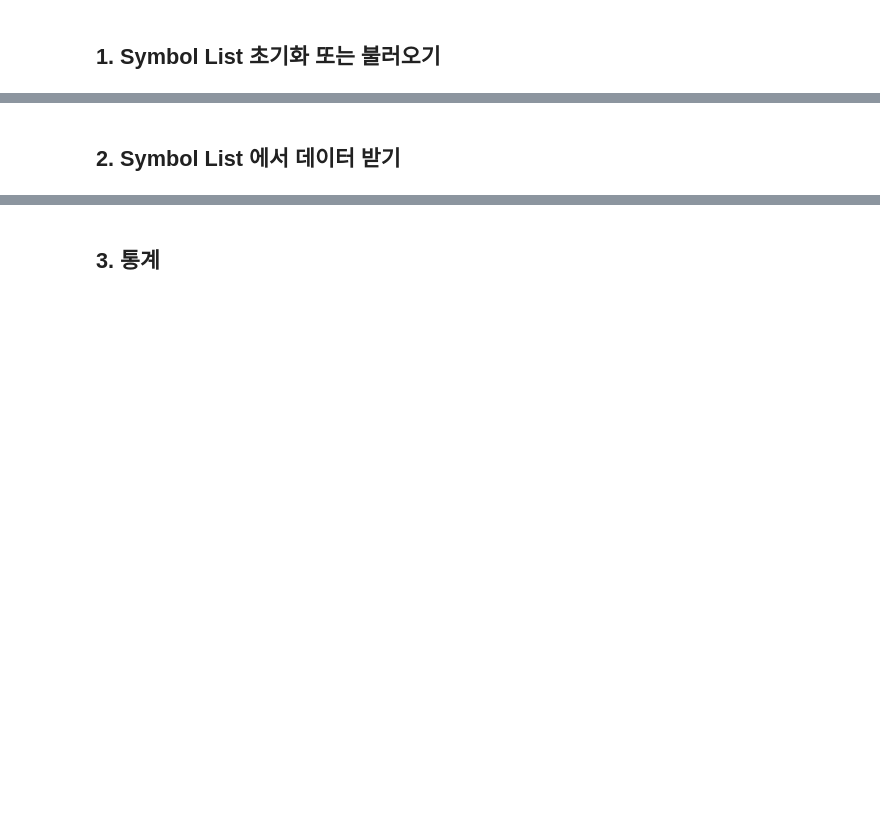
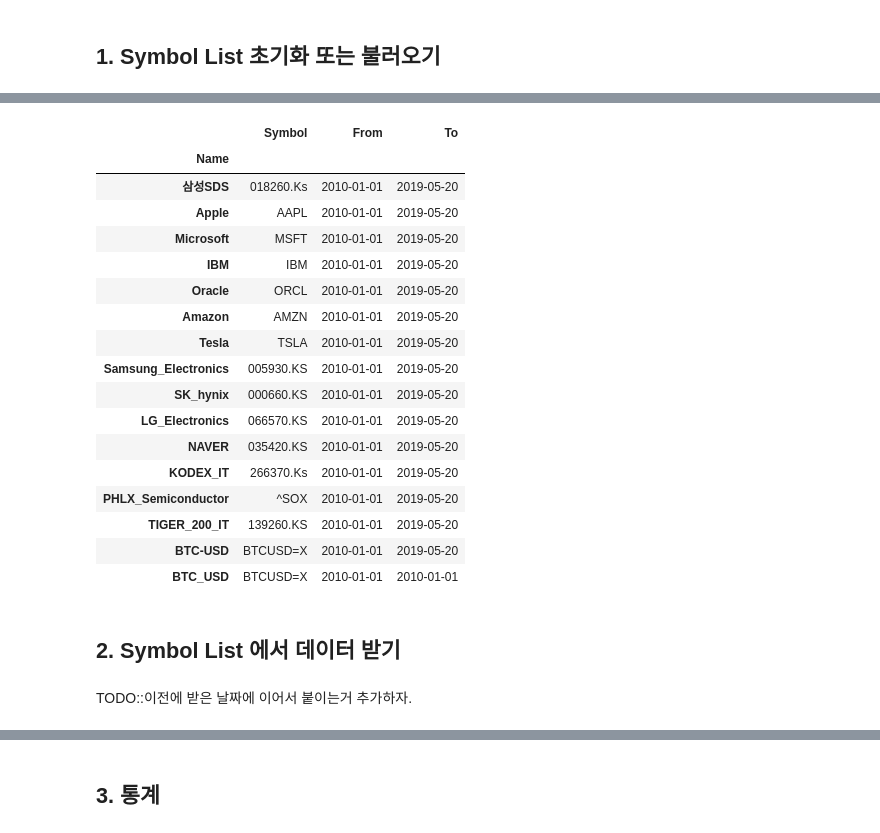
Before and after one commit to kooBH/FinanceServer, a Jupyter notebook: Doc.ipynb, the cells around one changed output, grey strips where cells are left out. Saved outputs shown, nothing was run; the diff lists cells and outputs as text; code cells hidden in the pictures; blank space fills up the shorter version.

```diff
--- a/Doc.ipynb
+++ b/Doc.ipynb
@@ -6,5 +8,2 @@ import fix_yahoo_finance as yf
 # %% [markdown]
 ## 1. Symbol List 초기화 또는 불러오기
-# %%
-df = sl.init_symbol_DF()
-sl.add_symbol(df,init=True)
@@ -36,0 +10,8 @@ DUP : NAVER Corporation
+# %%
+df = sl.init_symbol_DF()
+sl.add_symbol(df,'삼성SDS','018260.Ks',init=True)
+sl.add_symbol(df,'KODEX_IT','266370.Ks')
+sl.add_symbol(df,'PHLX_Semiconductor','^SOX')
+sl.add_symbol(df,'TIGER_200_IT','139260.KS')
+sl.add_symbol(df,'BTC_USD','BTCUSD=X')
+df = sl.init_symbol_DF()
@@ -37,7 +34,30 @@ DUP : NAVER Corporation
+# %%
+df
+# %% [output]
+|  | Symbol | From | To |
+| Name |  |  |  |
+| 삼성SDS | 018260.Ks | 2010-01-01 | 2019-05-20 |
+| Apple | AAPL | 2010-01-01 | 2019-05-20 |
+| Microsoft | MSFT | 2010-01-01 | 2019-05-20 |
+| IBM | IBM | 2010-01-01 | 2019-05-20 |
+| Oracle | ORCL | 2010-01-01 | 2019-05-20 |
+| Amazon | AMZN | 2010-01-01 | 2019-05-20 |
+| Tesla | TSLA | 2010-01-01 | 2019-05-20 |
+| Samsung_Electronics | 005930.KS | 2010-01-01 | 2019-05-20 |
+| SK_hynix | 000660.KS | 2010-01-01 | 2019-05-20 |
+| LG_Electronics | 066570.KS | 2010-01-01 | 2019-05-20 |
+| NAVER | 035420.KS | 2010-01-01 | 2019-05-20 |
+| KODEX_IT | 266370.Ks | 2010-01-01 | 2019-05-20 |
+| PHLX_Semiconductor | ^SOX | 2010-01-01 | 2019-05-20 |
+| TIGER_200_IT | 139260.KS | 2010-01-01 | 2019-05-20 |
+| BTC-USD | BTCUSD=X | 2010-01-01 | 2019-05-20 |
+| BTC_USD | BTCUSD=X | 2010-01-01 | 2010-01-01 |
 # %% [markdown]
 ## 2. Symbol List 에서 데이터 받기
 # %%
 list_df = [None] * len(df.index)
+# %% [markdown]
+TODO::이전에 받은 날짜에 이어서 붙이는거 추가하자.
 # %%
 for idx in range(0,len(df.index)):
     list_df[idx] = df.index[idx]
```
Also changed, not shown: parts of 13 cells of this notebook, 1 other file.
